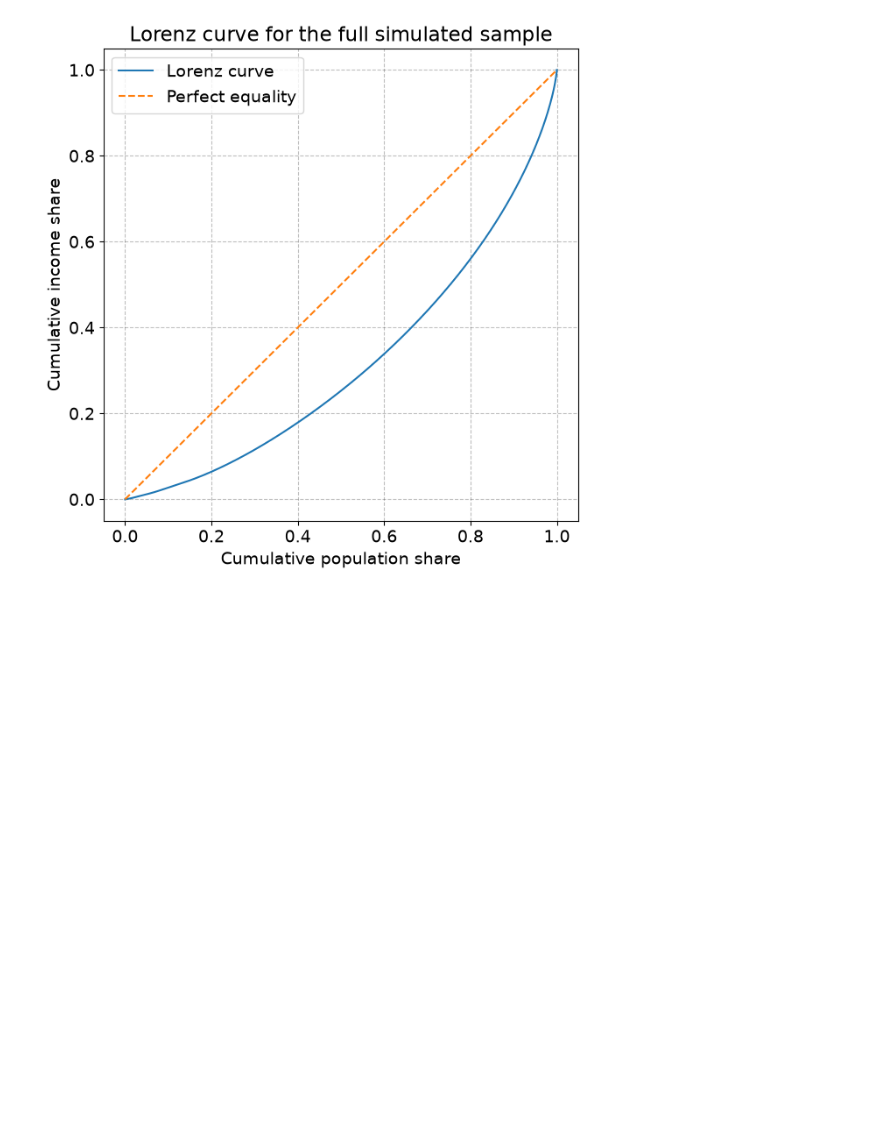
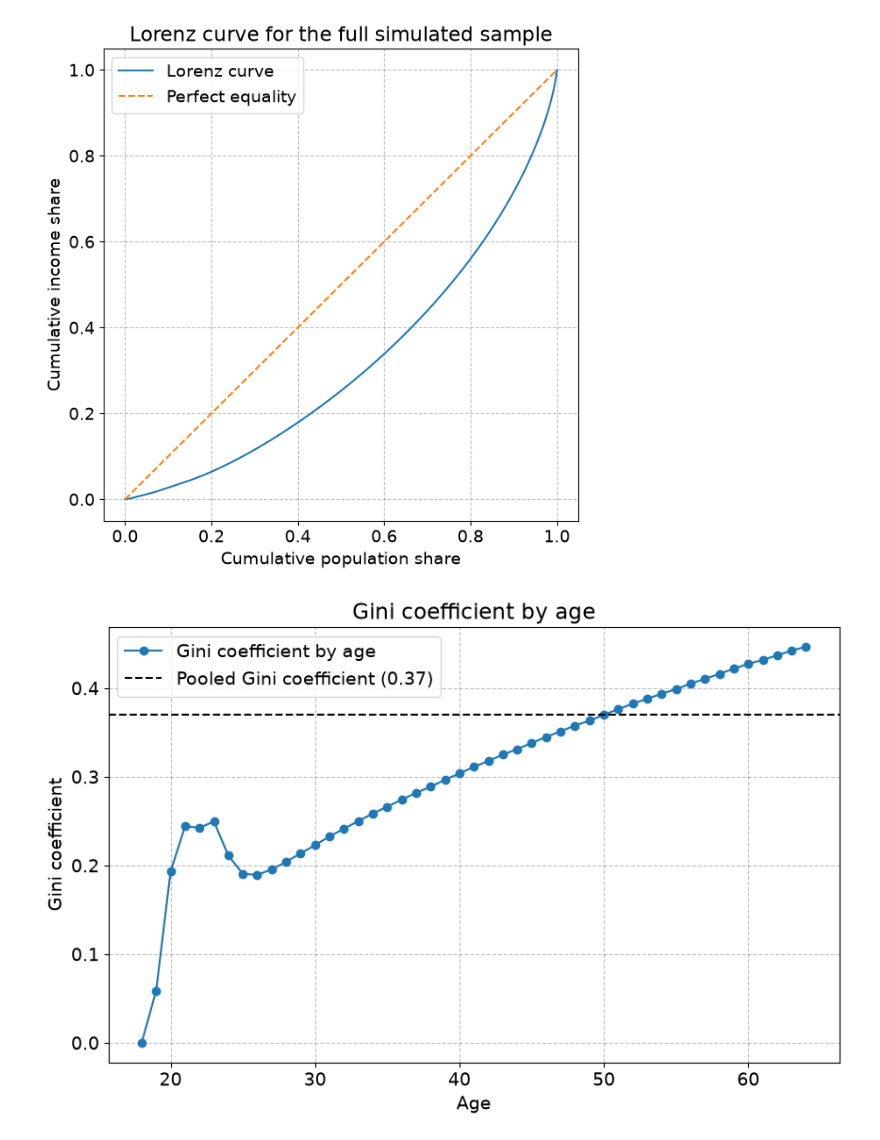
Before and after one commit to NumEconCopenhagen/projects-2024-group67, a Jupyter notebook: DataProject.ipynb, the cells around one changed output. Drawn from its saved outputs; the diff is of its cells as text; code cells hidden in the pictures; blank space fills up the shorter version.

```diff
--- a/DataProject.ipynb
+++ b/DataProject.ipynb
@@ -868,3 +868,38 @@ plt.show()
 # %% [output]
 Gini coefficient, full sample: 0.370
 [figure]
+# %%
+##Calculating the gini coefficient for each age in the simulated data and plotting the results:
+gini_by_age = np.array([
+    gini_coefficient(model.income[:, t])
+    for t in range(model.T)
+])
+
+ages = np.arange(18, 18 + model.T)
+
+plt.figure(figsize=(10, 6))
+
+# Gini coefficient by age
+plt.plot(
+    ages,
+    gini_by_age,
+    marker='o',
+    label='Gini coefficient by age'
+)
+
+# Pooled Gini coefficient
+plt.axhline(
+    y=gini_all, #Using the pooled gini coefficient, that was calculated earlier in the notebook.
+    color='black',
+    linestyle='--',
+    label=f'Pooled Gini coefficient ({gini_all:.2f})'
+)
+
+plt.xlabel('Age')
+plt.ylabel('Gini coefficient')
+plt.title('Gini coefficient by age')
+plt.legend()
+
+plt.show()
+# %% [output]
+[figure, added]
```
Also changed, not shown: parts of 7 cells of this notebook.
